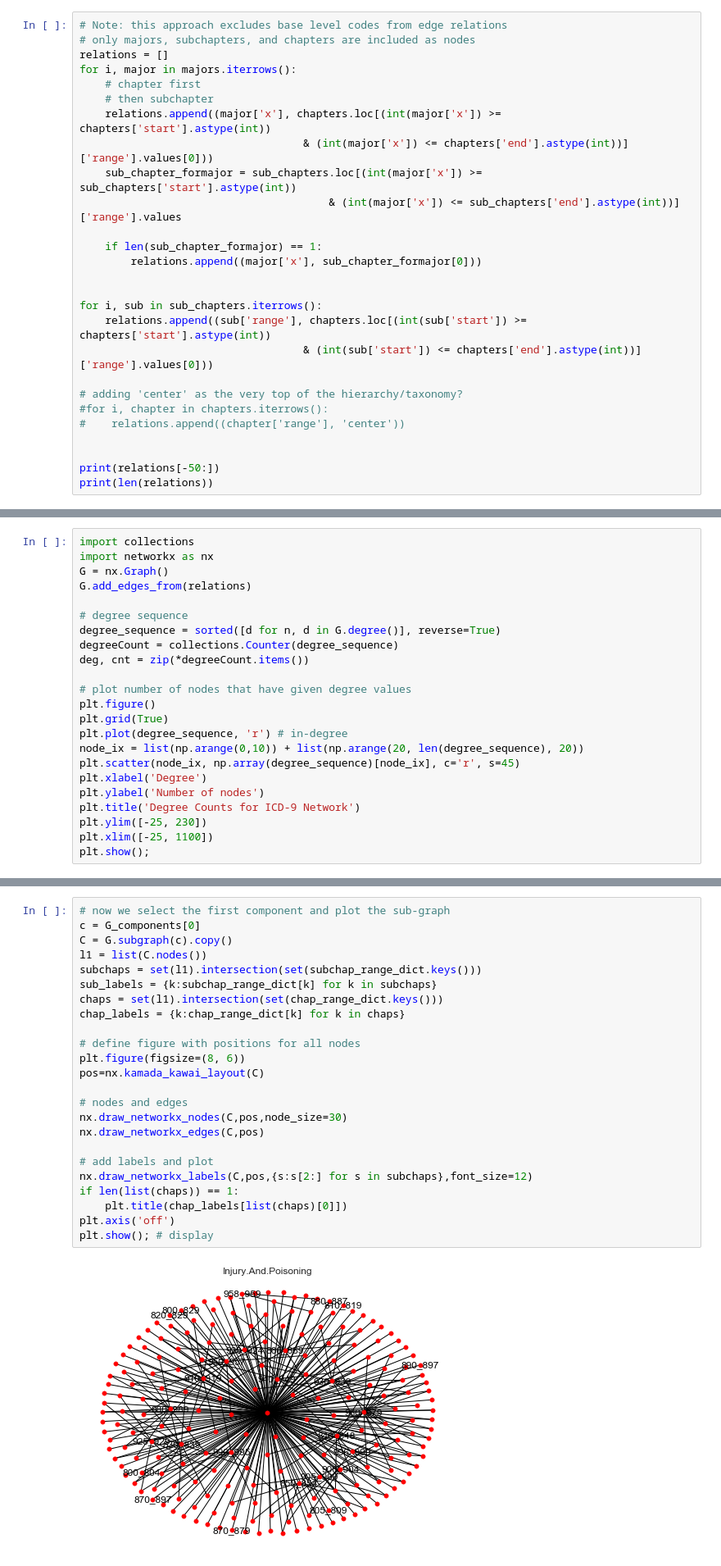
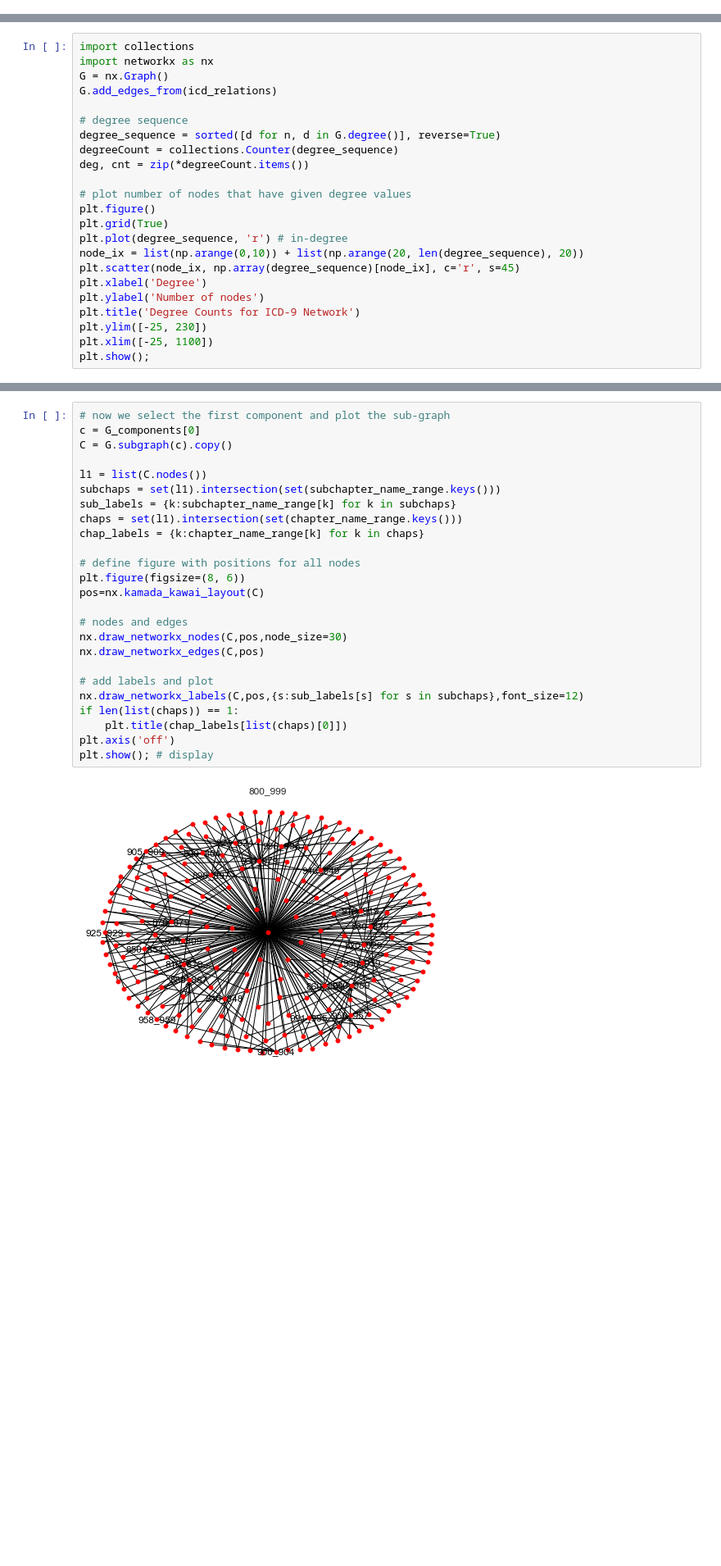
Before and after one commit to drewwilimitis/Hyperbolic-ICD-Embeddings-MIMIC3, a Jupyter notebook: hyperbolic_embedding_ICD9.ipynb, the cells around one changed output, grey strips where cells are left out. Shown at 82% size. Drawn from its saved outputs; the diff is of its cells as text; blank space fills up the shorter version.

```diff
--- a/hyperbolic_embedding_ICD9.ipynb
+++ b/hyperbolic_embedding_ICD9.ipynb
@@ -137,27 +47,0 @@ sub_chapters = sub_chapters[:119]
-# %%
-# Note: this approach excludes base level codes from edge relations
-# only majors, subchapters, and chapters are included as nodes
-relations = []
-for i, major in majors.iterrows():
-    # chapter first
-    # then subchapter
-    relations.append((major['x'], chapters.loc[(int(major['x']) >= chapters['start'].astype(int))
-                                   & (int(major['x']) <= chapters['end'].astype(int))]['range'].values[0]))
-    sub_chapter_formajor = sub_chapters.loc[(int(major['x']) >= sub_chapters['start'].astype(int))
-                                       & (int(major['x']) <= sub_chapters['end'].astype(int))]['range'].values
-
-    if len(sub_chapter_formajor) == 1:
-        relations.append((major['x'], sub_chapter_formajor[0]))
-
-
-for i, sub in sub_chapters.iterrows():
-    relations.append((sub['range'], chapters.loc[(int(sub['start']) >= chapters['start'].astype(int))
-                                   & (int(sub['start']) <= chapters['end'].astype(int))]['range'].values[0]))
-
-# adding 'center' as the very top of the hierarchy/taxonomy?
-#for i, chapter in chapters.iterrows():
-#    relations.append((chapter['range'], 'center'))
-
-
-print(relations[-50:])
-print(len(relations))
@@ -171,7 +101,7 @@ Now we define a graph with these relations as edges, and use `networkx` to exami
 import collections
 import networkx as nx
 G = nx.Graph()
-G.add_edges_from(relations)
+G.add_edges_from(icd_relations)
 
 # degree sequence
 degree_sequence = sorted([d for n, d in G.degree()], reverse=True)
@@ -217,26 +147,27 @@ Average betweenness centrality:  0.025815252150932506
 # %%
 # now we select the first component and plot the sub-graph
 c = G_components[0]
 C = G.subgraph(c).copy()
+
 l1 = list(C.nodes())
-subchaps = set(l1).intersection(set(subchap_range_dict.keys()))
-sub_labels = {k:subchap_range_dict[k] for k in subchaps}
-chaps = set(l1).intersection(set(chap_range_dict.keys()))
-chap_labels = {k:chap_range_dict[k] for k in chaps}
+subchaps = set(l1).intersection(set(subchapter_name_range.keys()))
+sub_labels = {k:subchapter_name_range[k] for k in subchaps}
+chaps = set(l1).intersection(set(chapter_name_range.keys()))
+chap_labels = {k:chapter_name_range[k] for k in chaps}
 
 # define figure with positions for all nodes
 plt.figure(figsize=(8, 6))
 pos=nx.kamada_kawai_layout(C)
 
 # nodes and edges
 nx.draw_networkx_nodes(C,pos,node_size=30)
 nx.draw_networkx_edges(C,pos)
 
 # add labels and plot
-nx.draw_networkx_labels(C,pos,{s:s[2:] for s in subchaps},font_size=12)
+nx.draw_networkx_labels(C,pos,{s:sub_labels[s] for s in subchaps},font_size=12)
 if len(list(chaps)) == 1:
     plt.title(chap_labels[list(chaps)[0]])
 plt.axis('off')
 plt.show(); # display
 # %% [output]
-[figure, old version]
+[figure, new version]
```
Also changed, not shown: parts of 23 cells of this notebook, 1 other file.
